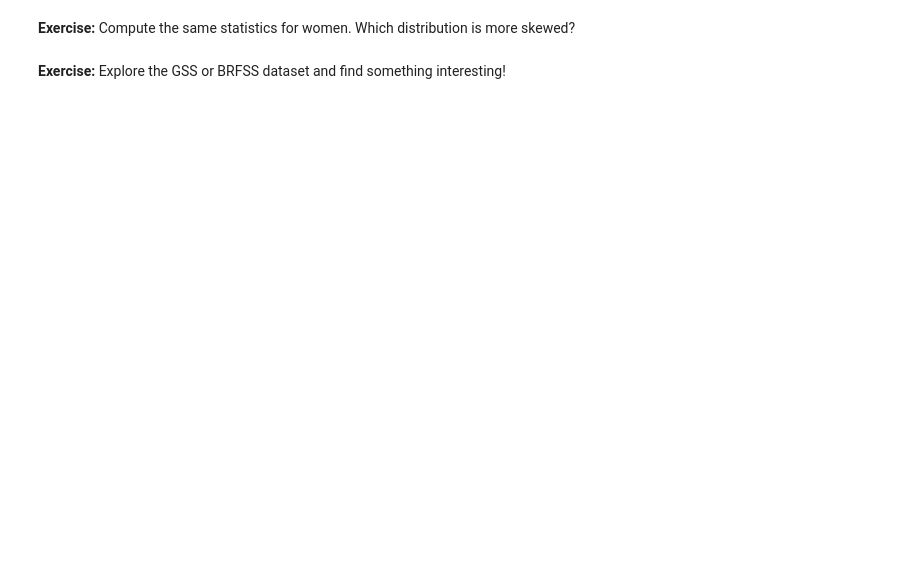
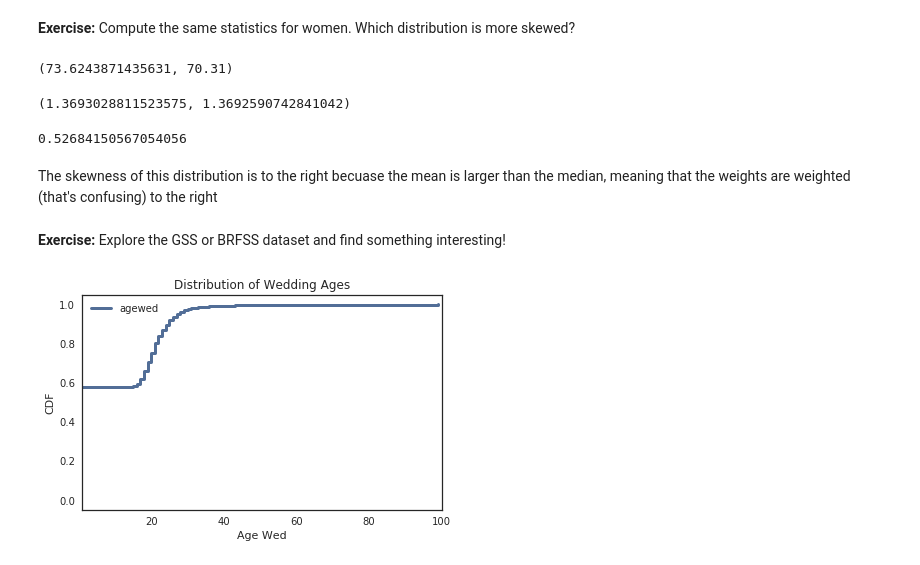
Before and after one commit to ejprice54321/ThinkStats2, a Jupyter notebook: homeworks/homework02.ipynb, the cells around one changed output. Drawn from its saved outputs; the diff is of its cells as text; code cells hidden in the pictures; blank space fills up the shorter version.

```diff
--- a/homeworks/homework02.ipynb
+++ b/homeworks/homework02.ipynb
@@ -451,2 +516,28 @@ thinkstats2.PearsonMedianSkewness(male_weights.dropna())
+# %%
+female_weights.mean(), female_weights.median()
+# %% [output]
+(73.6243871435631, 70.31)
+# %%
+female_weights.skew(), thinkstats2.Skewness(female_weights.dropna())
+# %% [output]
+(1.3693028811523575, 1.3692590742841042)
+# %%
+thinkstats2.PearsonMedianSkewness(female_weights.dropna())
+# %% [output]
+0.52684150567054056
+# %% [markdown]
+The skewness of this distribution is to the right becuase the mean is larger than the median, meaning that the weights are weighted (that's confusing) to the right
 # %% [markdown]
 **Exercise:** Explore the GSS or BRFSS dataset and find something interesting!
+# %%
+wedded = gss['agewed'].dropna()
+
+cdf_wedded = Cdf(wedded)
+thinkplot.cdf(cdf_wedded, label='agewed')
+
+decorate(title='Distribution of Wedding Ages',
+         xlabel='Age Wed',
+         ylabel='CDF',
+         xlim = (1,100))
+# %% [output]
+[figure, added]
```
Also changed, not shown: parts of 32 cells of this notebook.
